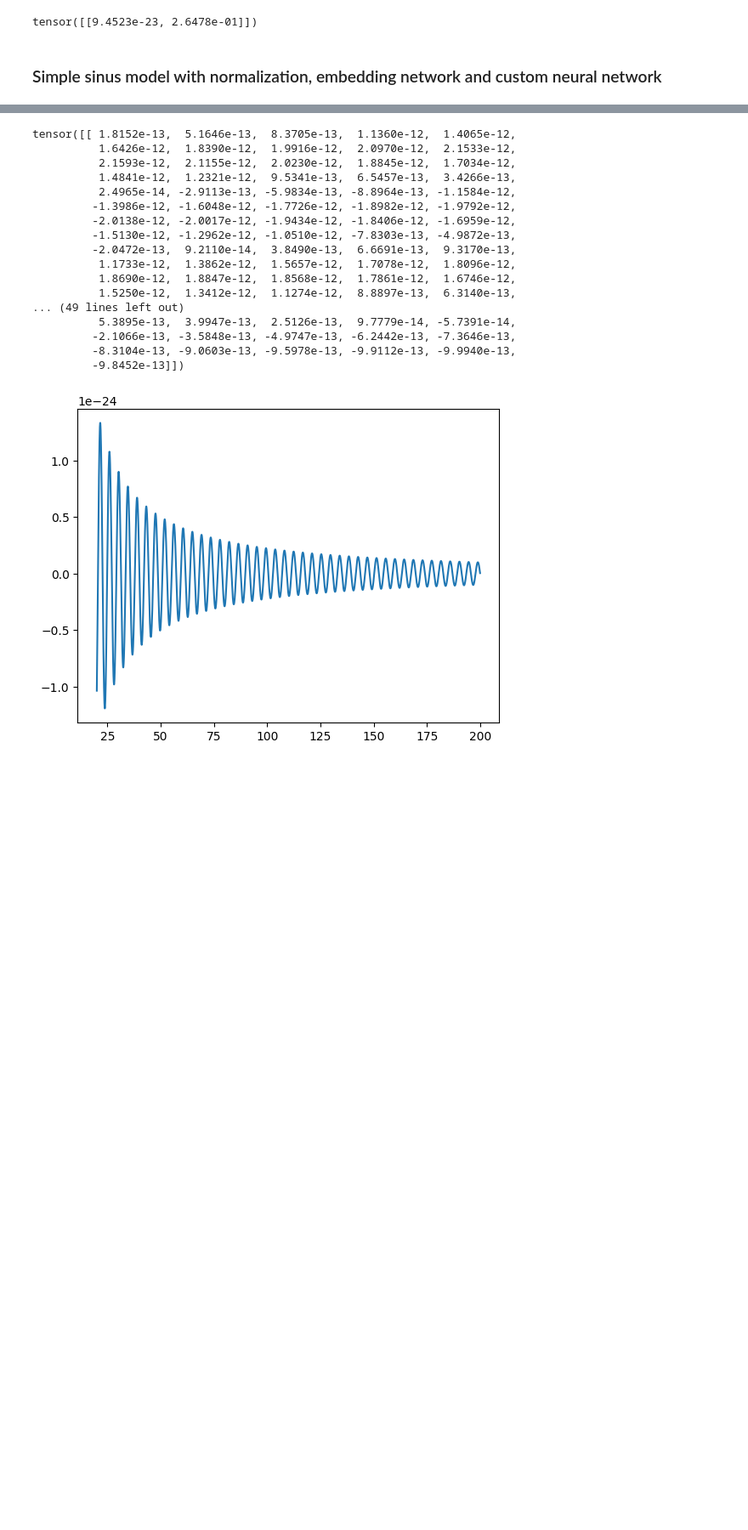
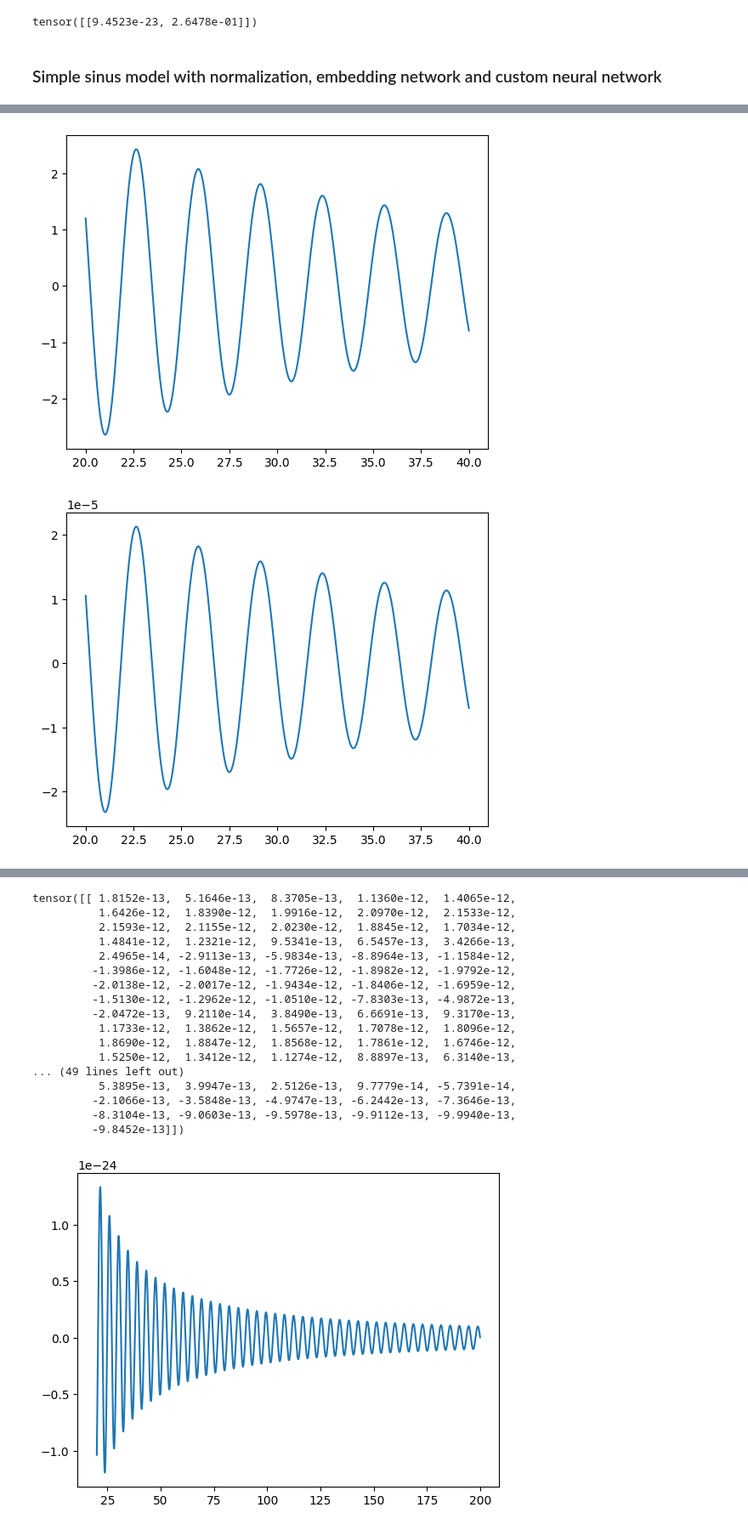
Before and after one commit to n3vSvZ/SBI_Project2b, a Jupyter notebook: Gravitational Waves/Gravitational Waves SBI.ipynb, the cells around one changed output, grey strips where cells are left out. Shown at 85% size. Drawn from its saved outputs; the diff is of its cells as text; code cells hidden in the pictures; blank space fills up the shorter version.

```diff
--- a/Gravitational Waves/Gravitational Waves SBI.ipynb
+++ b/Gravitational Waves/Gravitational Waves SBI.ipynb
@@ -356,0 +445,15 @@ _ = analysis.pairplot(
+# %%
+f_lower = 20
+f_final = 40
+delta_f = 1/16
+n_freq = int(np.round((f_final - f_lower) / delta_f + 1,0))
+
+f_array = np.linspace(f_lower, f_final, n_freq)
+
+plt.plot(f_array, h_obs_normalized[0,:])
+plt.show()
+plt.plot(f_array, h_obs[0,:])
+plt.show()
+# %% [output]
+[figure, added]
+[figure, added]
```
Also changed, not shown: parts of 19 cells of this notebook.
